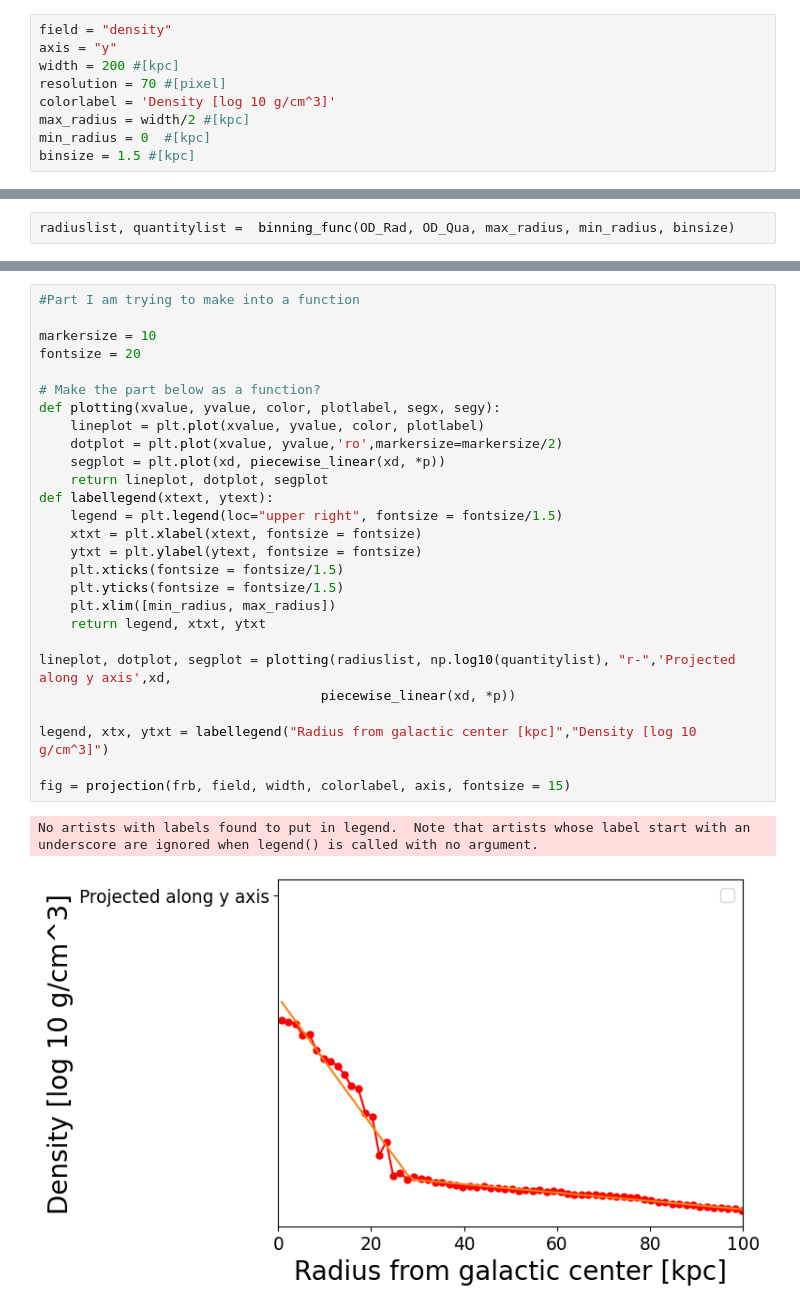
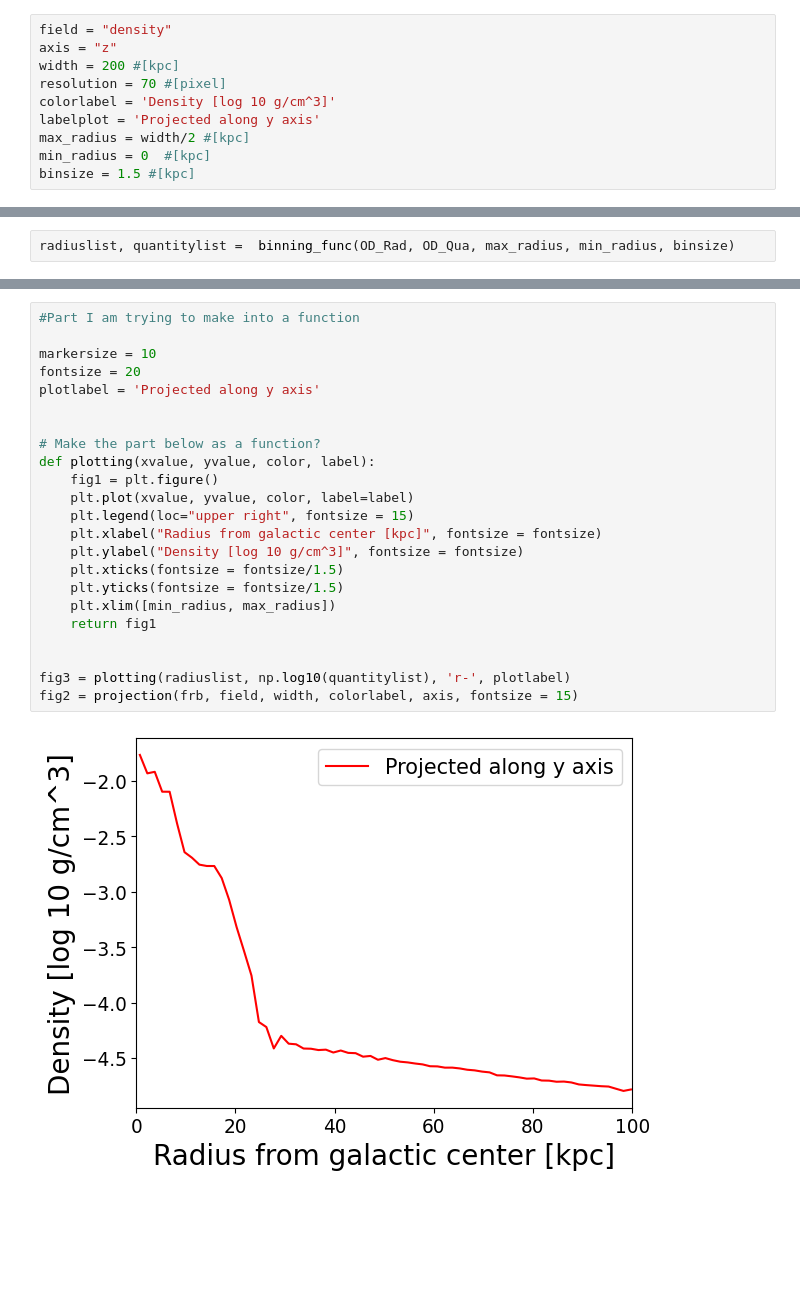
Before and after one commit to EugeneLee0506/foggie, a Jupyter notebook: foggie/Eugenecode/Cutoff_radius_code.ipynb, the cells around one changed output, grey strips where cells are left out. Saved outputs shown, nothing was run; the diff lists cells and outputs as text; blank space fills up the shorter version.

```diff
--- a/foggie/Eugenecode/Cutoff_radius_code.ipynb
+++ b/foggie/Eugenecode/Cutoff_radius_code.ipynb
@@ -32,10 +32,11 @@ track_name = github_dir + 'halo_tracks/008508/nref11n_selfshield_15/halo_track_2
 snap_name = foggie_sim + snap + '/' + snap
 # %%
 field = "density"
-axis = "y"
+axis = "z"
 width = 200 #[kpc]
 resolution = 70 #[pixel]
 colorlabel = 'Density [log 10 g/cm^3]'
+labelplot = 'Projected along y axis'
 max_radius = width/2 #[kpc]
 min_radius = 0  #[kpc]
 binsize = 1.5 #[kpc]
@@ -116,30 +141,25 @@ breaks = my_pwlf.fit(2) #2 segments for this plot
 # %%
 #Part I am trying to make into a function
 
 markersize = 10
 fontsize = 20
+plotlabel = 'Projected along y axis'
+
 
 # Make the part below as a function?
-def plotting(xvalue, yvalue, color, plotlabel, segx, segy):
-    lineplot = plt.plot(xvalue, yvalue, color, plotlabel)
-    dotplot = plt.plot(xvalue, yvalue,'ro',markersize=markersize/2)
-    segplot = plt.plot(xd, piecewise_linear(xd, *p))
-    return lineplot, dotplot, segplot
-def labellegend(xtext, ytext):
-    legend = plt.legend(loc="upper right", fontsize = fontsize/1.5)
-    xtxt = plt.xlabel(xtext, fontsize = fontsize)
-    ytxt = plt.ylabel(ytext, fontsize = fontsize)
+def plotting(xvalue, yvalue, color, label):
+    fig1 = plt.figure()
+    plt.plot(xvalue, yvalue, color, label=label)
+    plt.legend(loc="upper right", fontsize = 15)
+    plt.xlabel("Radius from galactic center [kpc]", fontsize = fontsize)
+    plt.ylabel("Density [log 10 g/cm^3]", fontsize = fontsize)
     plt.xticks(fontsize = fontsize/1.5)
     plt.yticks(fontsize = fontsize/1.5)
     plt.xlim([min_radius, max_radius])
-    return legend, xtxt, ytxt
+    return fig1
 
-lineplot, dotplot, segplot = plotting(radiuslist, np.log10(quantitylist), "r-",'Projected along y axis',xd,
-                                    piecewise_linear(xd, *p))
 
-legend, xtx, ytxt = labellegend("Radius from galactic center [kpc]","Density [log 10 g/cm^3]")
-
-fig = projection(frb, field, width, colorlabel, axis, fontsize = 15)
+fig3 = plotting(radiuslist, np.log10(quantitylist), 'r-', plotlabel)
+fig2 = projection(frb, field, width, colorlabel, axis, fontsize = 15)
 # %% [output]
-No artists with labels found to put in legend.  Note that artists whose label start with an underscore are ignored when legend() is called with no argument.
-[figure, old version]
+[figure, new version]
```
Also changed, not shown: parts of 9 cells of this notebook.
